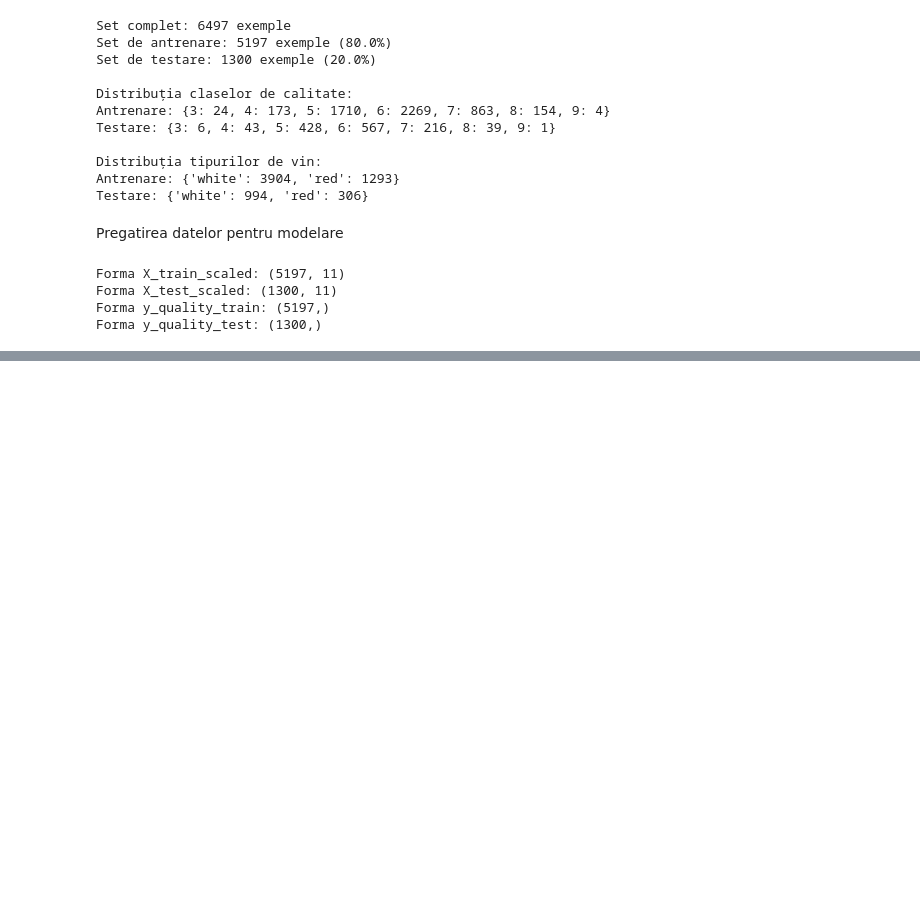
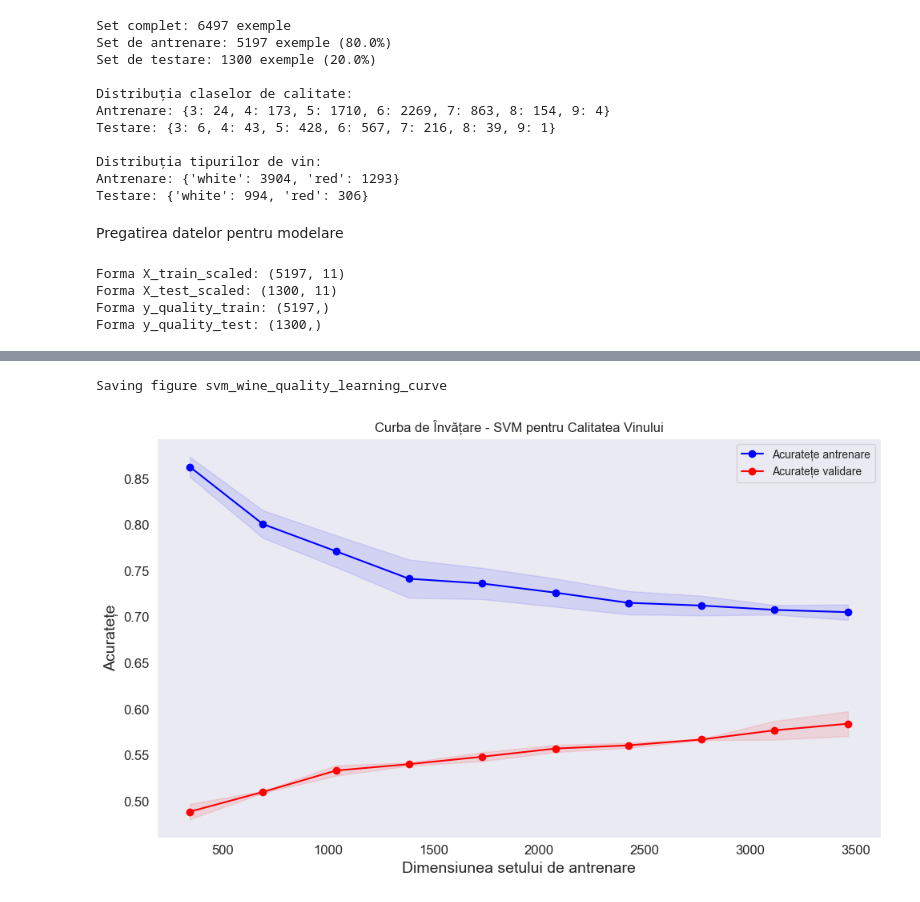
Before and after one commit to AlexCraciun6/MLProject1, a Jupyter notebook: Proiect1.ipynb, the cells around one changed output, grey strips where cells are left out. Drawn from its saved outputs; the diff is of its cells as text; code cells hidden in the pictures; blank space fills up the shorter version.

```diff
--- a/Proiect1.ipynb
+++ b/Proiect1.ipynb
@@ -396,0 +474,37 @@ Forma y_quality_test: (1300,)
+# %%
+# Analizăm curbele de învățare pentru a înțelege tendințele de overfitting/underfitting
+def plot_learning_curves(estimator, X, y):
+    train_sizes = np.linspace(0.1, 1.0, 10)
+
+    # Calculăm curbele de învățare pentru acuratețe
+    train_sizes, train_scores, validation_scores = learning_curve(
+        estimator, X, y, train_sizes=train_sizes, cv=3, scoring='accuracy', n_jobs=-1)
+
+    # Calculăm media și deviația standard pentru scorurile de antrenare și validare
+    train_mean = np.mean(train_scores, axis=1)
+    train_std = np.std(train_scores, axis=1)
+    validation_mean = np.mean(validation_scores, axis=1)
+    validation_std = np.std(validation_scores, axis=1)
+
+    # Plotăm acuratețea
+    plt.figure(figsize=(10, 6))
+    plt.title('Curba de Învățare - SVM pentru Calitatea Vinului')
+    plt.xlabel('Dimensiunea setului de antrenare')
+    plt.ylabel('Acuratețe')
+    plt.grid()
+
+    plt.fill_between(train_sizes, train_mean - train_std, train_mean + train_std, alpha=0.1, color='blue')
+    plt.fill_between(train_sizes, validation_mean - validation_std, validation_mean + validation_std, alpha=0.1, color='red')
+
+    plt.plot(train_sizes, train_mean, 'o-', color='blue', label='Acuratețe antrenare')
+    plt.plot(train_sizes, validation_mean, 'o-', color='red', label='Acuratețe validare')
+
+    plt.legend(loc='best')
+    save_fig('svm_wine_quality_learning_curve')
+    plt.show()
+
+# Plotăm curba de învățare pentru cel mai bun model SVM
+plot_learning_curves(best_svm, X_train_scaled, y_quality_train)
+# %% [output]
+Saving figure svm_wine_quality_learning_curve
+[figure, added]
```
Also changed, not shown: parts of 23 cells of this notebook.
